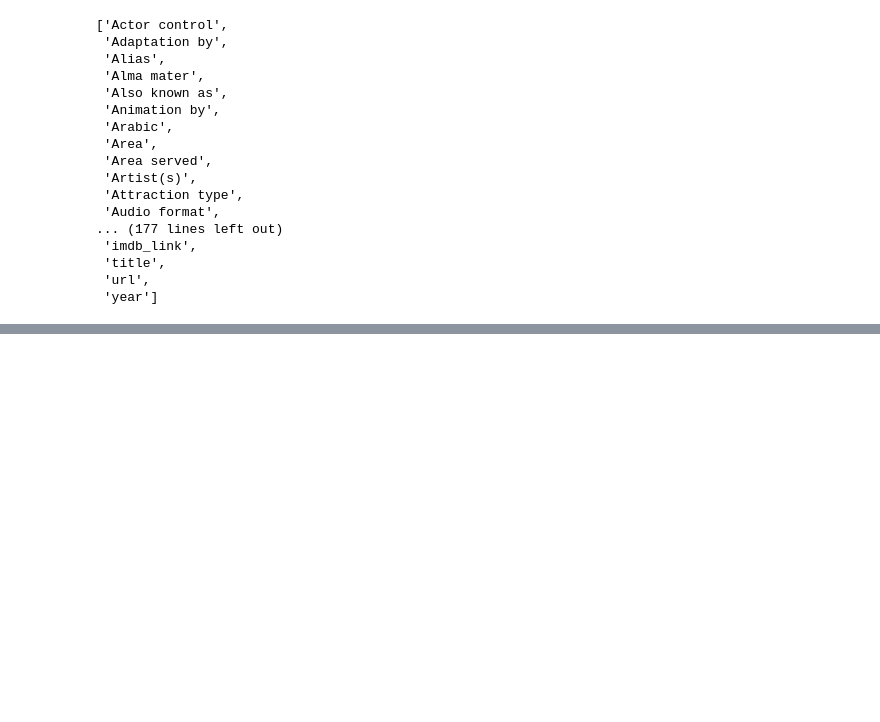
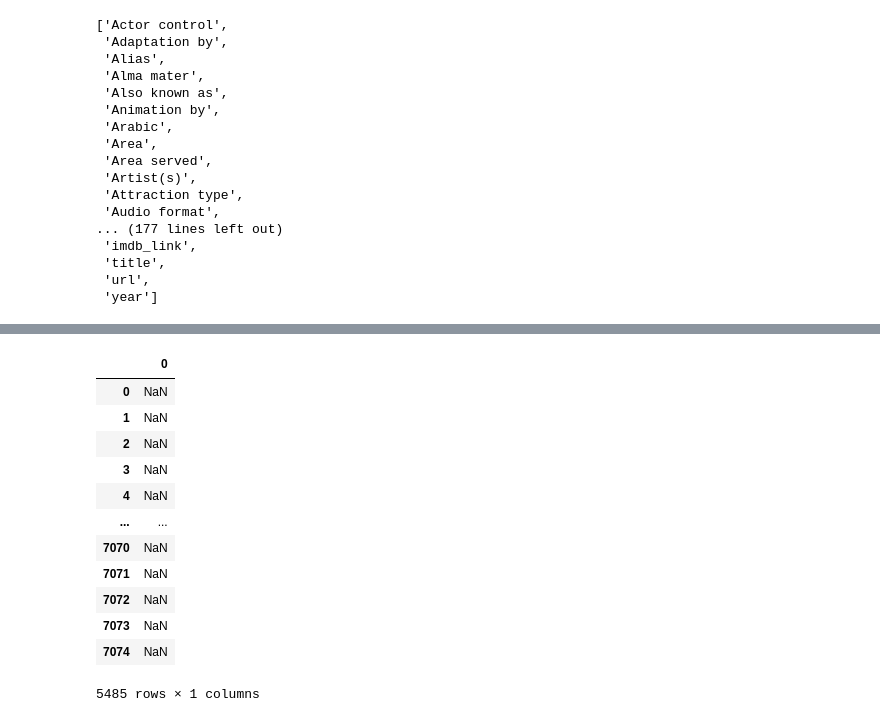
Before and after one commit to lexiewalla/Movies-ETL, a Jupyter notebook: ELT_Practice.ipynb, the cells around one changed output, grey strips where cells are left out. Cells and saved outputs as stored; diff of their text form; code cells hidden in the pictures; blank space fills up the shorter version.

```diff
--- a/ELT_Practice.ipynb
+++ b/ELT_Practice.ipynb
@@ -269,0 +333,5 @@ sorted(wiki_movies_raw_df.columns.tolist())
+# %%
+#create a list of columns that have less than 90% null value to trim the data set
+wiki_columns_to_keep = [column for column in wiki_movies_raw_df.columns if wiki_movies_raw_df[column].isnull().sum() < len(wiki_movies_raw_df) * 0.9]
+wiki_movies_raw_df = wiki_movies_raw_df[wiki_columns_to_keep]
+wiki_columns_to_keep
@@ -269,0 +376,3 @@ sorted(wiki_movies_raw_df.columns.tolist())
+# %%
+box_office = wiki_movies_raw_df['Box office'].dropna()
+box_office
@@ -269,0 +425,2 @@ sorted(wiki_movies_raw_df.columns.tolist())
+# %%
+box_office = box_office.apply(lambda x: ' '.join(x) if type(x) == list else x)
@@ -269,0 +469,2 @@ sorted(wiki_movies_raw_df.columns.tolist())
+# %%
+box_office = box_office.str.replace(r'\$.*[---](?![a-z])', '$', regex=True)
@@ -269,0 +473,16 @@ sorted(wiki_movies_raw_df.columns.tolist())
+# %%
+box_office.str.extract(f'({form_one} | {form_two})')
+# %% [output]
+|  | 0 |
+| 0 | NaN |
+| 1 | NaN |
+| 2 | NaN |
+| 3 | NaN |
+| 4 | NaN |
+| ... | ... |
+| 7070 | NaN |
+| 7071 | NaN |
+| 7072 | NaN |
+| 7073 | NaN |
+| 7074 | NaN |
+5485 rows × 1 columns
```
Also changed, not shown: parts of 58 cells of this notebook.
